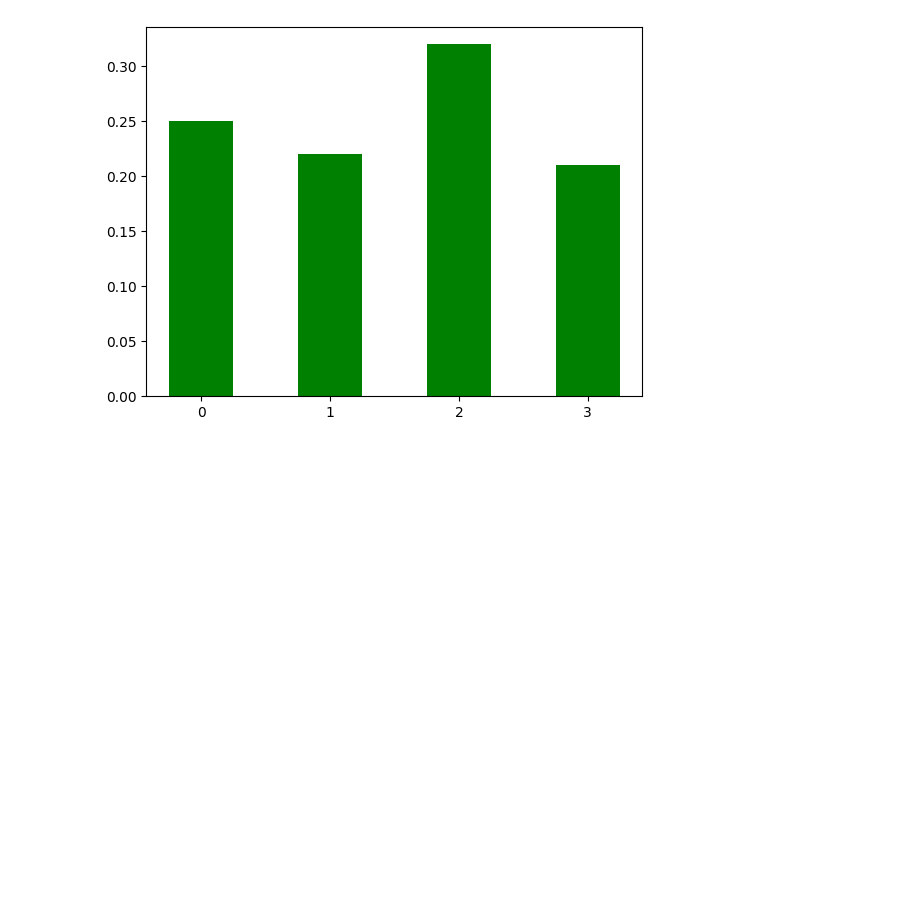
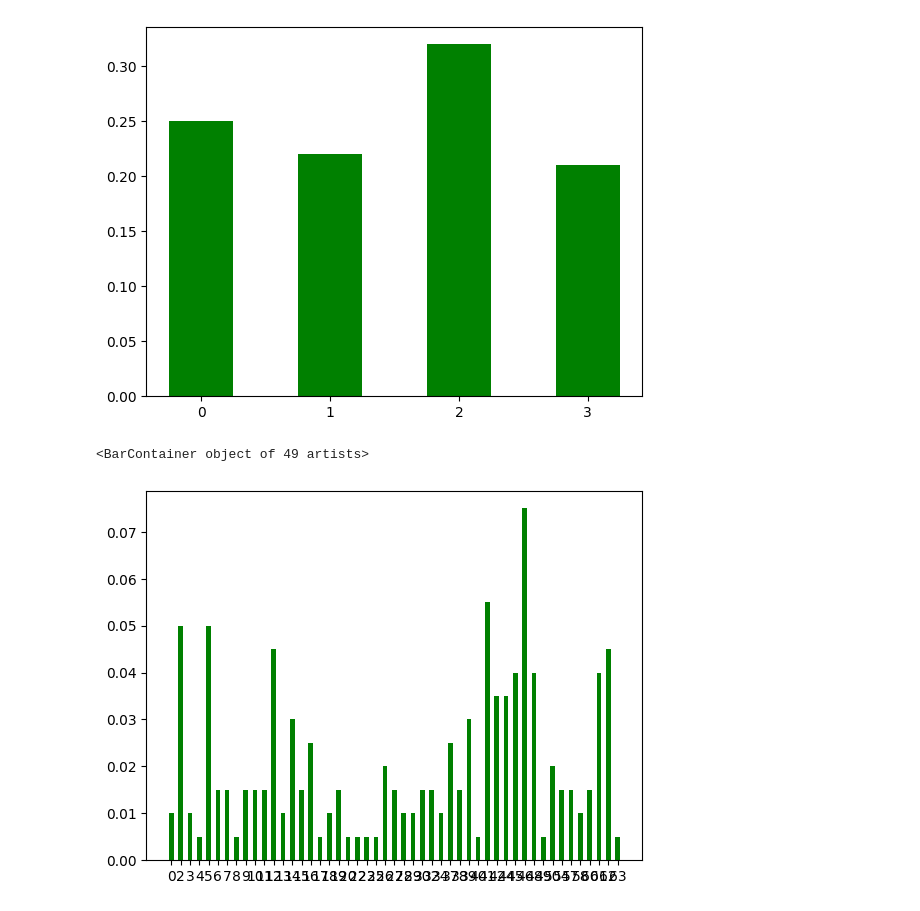
Before and after one commit to spatel555/2024_IonQ_Remote, a Jupyter notebook: generate_histograms.ipynb, the cells around one changed output. Drawn from its saved outputs; the diff is of its cells as text; code cells hidden in the pictures; blank space fills up the shorter version.

```diff
--- a/generate_histograms.ipynb
+++ b/generate_histograms.ipynb
@@ -65,3 +65,58 @@ plt.bar(v5p1.keys(), v5p1.values(), width=0.5, color='g')
 # %% [output]
 <BarContainer object of 4 artists>
 [figure]
+# %%
+v2p1 = {'0': 0.01,
+ '2': 0.05,
+ '3': 0.01,
+ '4': 0.005,
+ '5': 0.05,
+ '6': 0.015,
+ '7': 0.015,
+ '8': 0.005,
+ '9': 0.015,
+ '10': 0.015,
+ '11': 0.015,
+ '12': 0.045,
+ '13': 0.01,
+ '14': 0.03,
+ '15': 0.015,
+ '16': 0.025,
+ '17': 0.005,
+ '18': 0.01,
+ '19': 0.015,
+ '20': 0.005,
+ '22': 0.005,
+ '23': 0.005,
+ '25': 0.005,
+ '26': 0.02,
+ '27': 0.015,
+ '28': 0.01,
+ '29': 0.01,
+ '30': 0.015,
+ '32': 0.015,
+ '34': 0.01,
+ '37': 0.025,
+ '38': 0.015,
+ '39': 0.03,
+ '40': 0.005,
+ '41': 0.055,
+ '42': 0.035,
+ '44': 0.035,
+ '45': 0.04,
+ '46': 0.075,
+ '48': 0.04,
+ '49': 0.005,
+ '50': 0.02,
+ '54': 0.015,
+ '57': 0.015,
+ '58': 0.01,
+ '60': 0.015,
+ '61': 0.04,
+ '62': 0.045,
+ '63': 0.005}
+
+plt.bar(v2p1.keys(), v2p1.values(), width=0.5, color='g')
+# %% [output]
+<BarContainer object of 49 artists>
+[figure, added]
```
